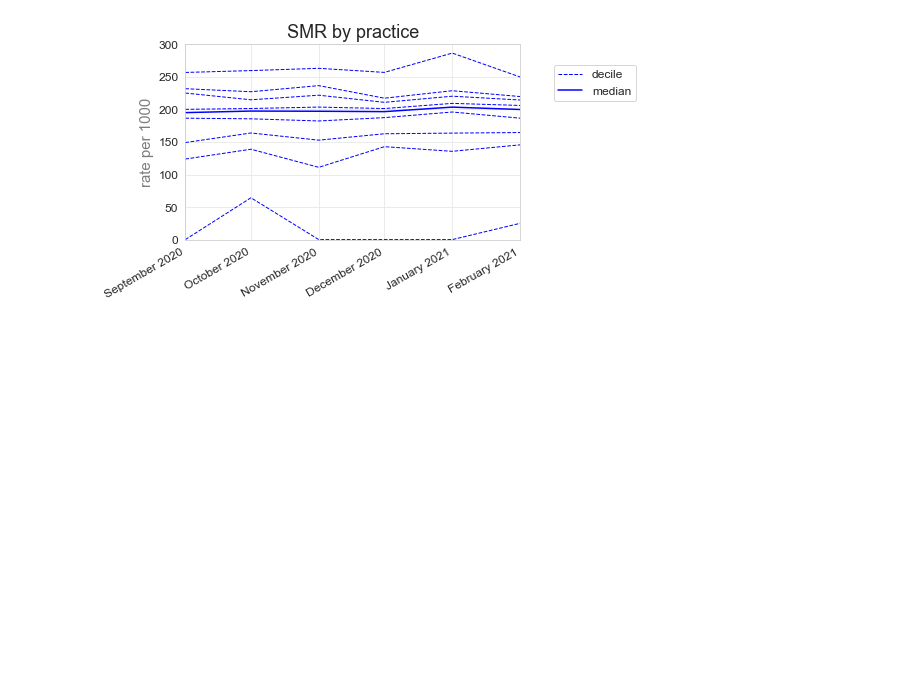
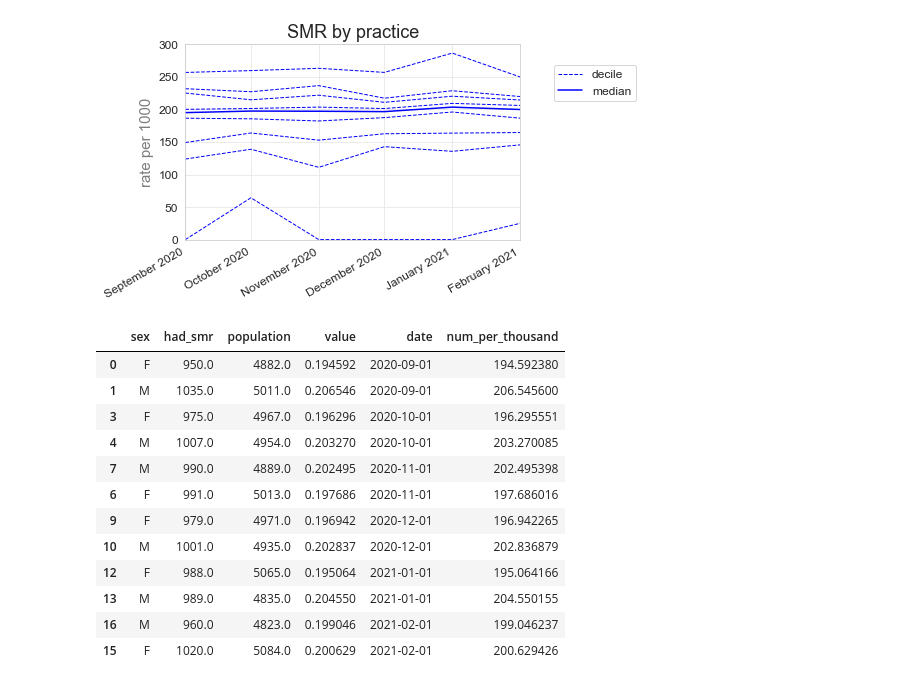
Before and after one commit to opensafely/SRO-smr, a Jupyter notebook: Untitled.ipynb, the cells around one changed output. Cells and saved outputs as stored; diff of their text form; code cells hidden in the pictures; blank space fills up the shorter version.

```diff
--- a/Untitled.ipynb
+++ b/Untitled.ipynb
@@ -637,0 +679,19 @@ plt.show()
+# %%
+measures_df_sex = measures_df_sex[measures_df_sex['sex'].isin(["F", "M"])]
+
+
+measures_df_sex
+# %% [output]
+|  | sex | had_smr | population | value | date | num_per_thousand |
+| 0 | F | 950.0 | 4882.0 | 0.194592 | 2020-09-01 | 194.592380 |
+| 1 | M | 1035.0 | 5011.0 | 0.206546 | 2020-09-01 | 206.545600 |
+| 3 | F | 975.0 | 4967.0 | 0.196296 | 2020-10-01 | 196.295551 |
+| 4 | M | 1007.0 | 4954.0 | 0.203270 | 2020-10-01 | 203.270085 |
+| 7 | M | 990.0 | 4889.0 | 0.202495 | 2020-11-01 | 202.495398 |
+| 6 | F | 991.0 | 5013.0 | 0.197686 | 2020-11-01 | 197.686016 |
+| 9 | F | 979.0 | 4971.0 | 0.196942 | 2020-12-01 | 196.942265 |
+| 10 | M | 1001.0 | 4935.0 | 0.202837 | 2020-12-01 | 202.836879 |
+| 12 | F | 988.0 | 5065.0 | 0.195064 | 2021-01-01 | 195.064166 |
+| 13 | M | 989.0 | 4835.0 | 0.204550 | 2021-01-01 | 204.550155 |
+| 16 | M | 960.0 | 4823.0 | 0.199046 | 2021-02-01 | 199.046237 |
+| 15 | F | 1020.0 | 5084.0 | 0.200629 | 2021-02-01 | 200.629426 |
```
Also changed, not shown: parts of 1 cell of this notebook, 1 other file.
